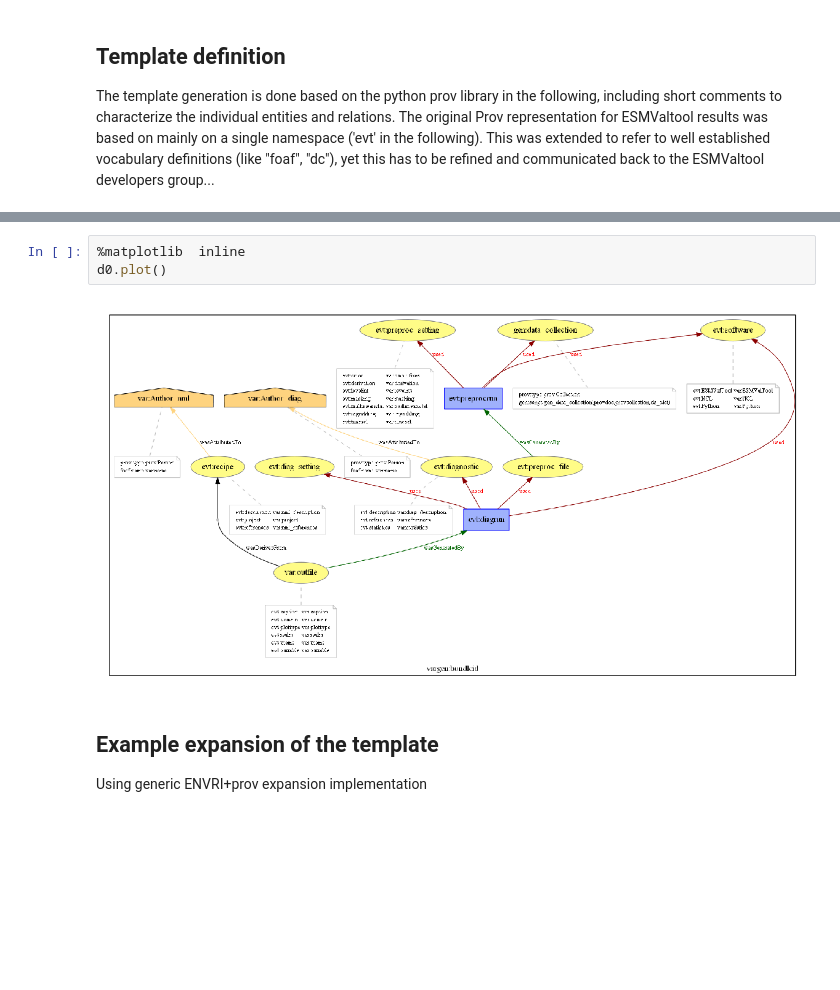
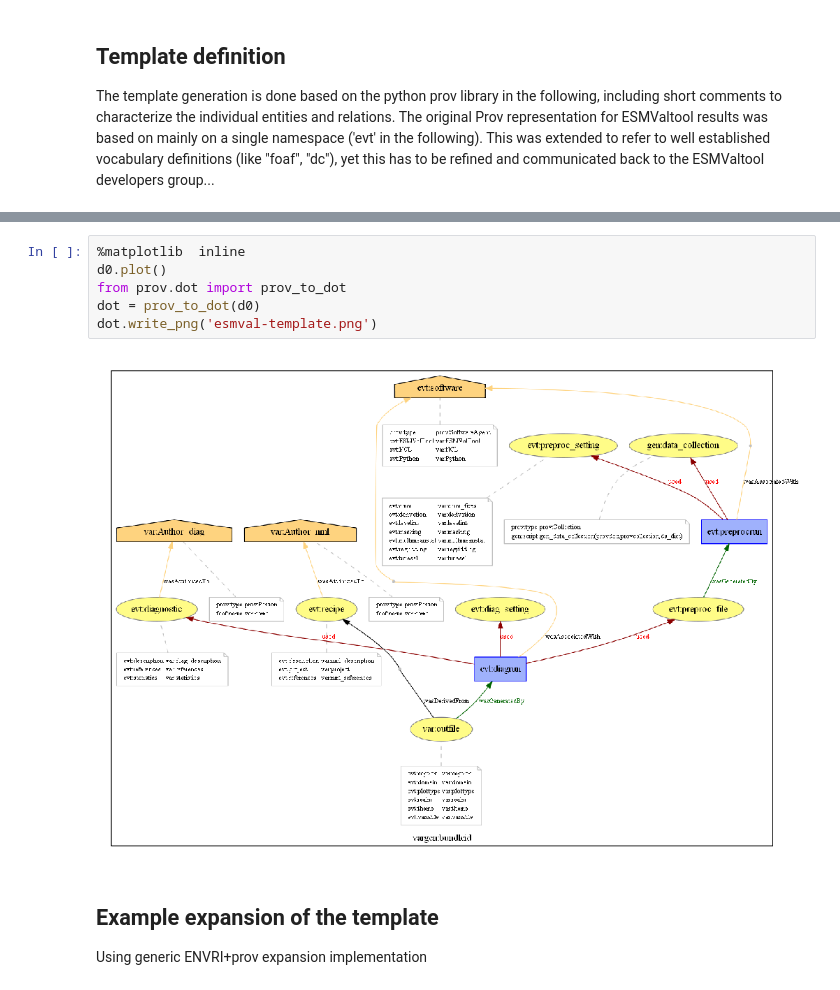
Before and after one commit to stephank16/enes_graph_use_case, a Jupyter notebook: prov_templates/esmval-prov.ipynb, the cells around one changed output, grey strips where cells are left out. Drawn from its saved outputs; the diff is of its cells as text; blank space fills up the shorter version.

Commit message:
corrections for esmval

```diff
--- a/prov_templates/esmval-prov.ipynb
+++ b/prov_templates/esmval-prov.ipynb
@@ -190,11 +191,14 @@ document
     wasAttributedTo(evt:diagnostic, var:Author_diag)
   endBundle
 endDocument
-# %%
-%matplotlib  inline
-d0.plot()
-# %% [output]
-[figure, removed]
+# %%
+%matplotlib  inline
+d0.plot()
+from prov.dot import prov_to_dot
+dot = prov_to_dot(d0)
+dot.write_png('esmval-template.png')
+# %% [output]
+[figure, added]
 # %% [markdown]
 ## Example expansion of the template
 
```
Also changed, not shown: parts of 1 cell of this notebook, 1 other file.
